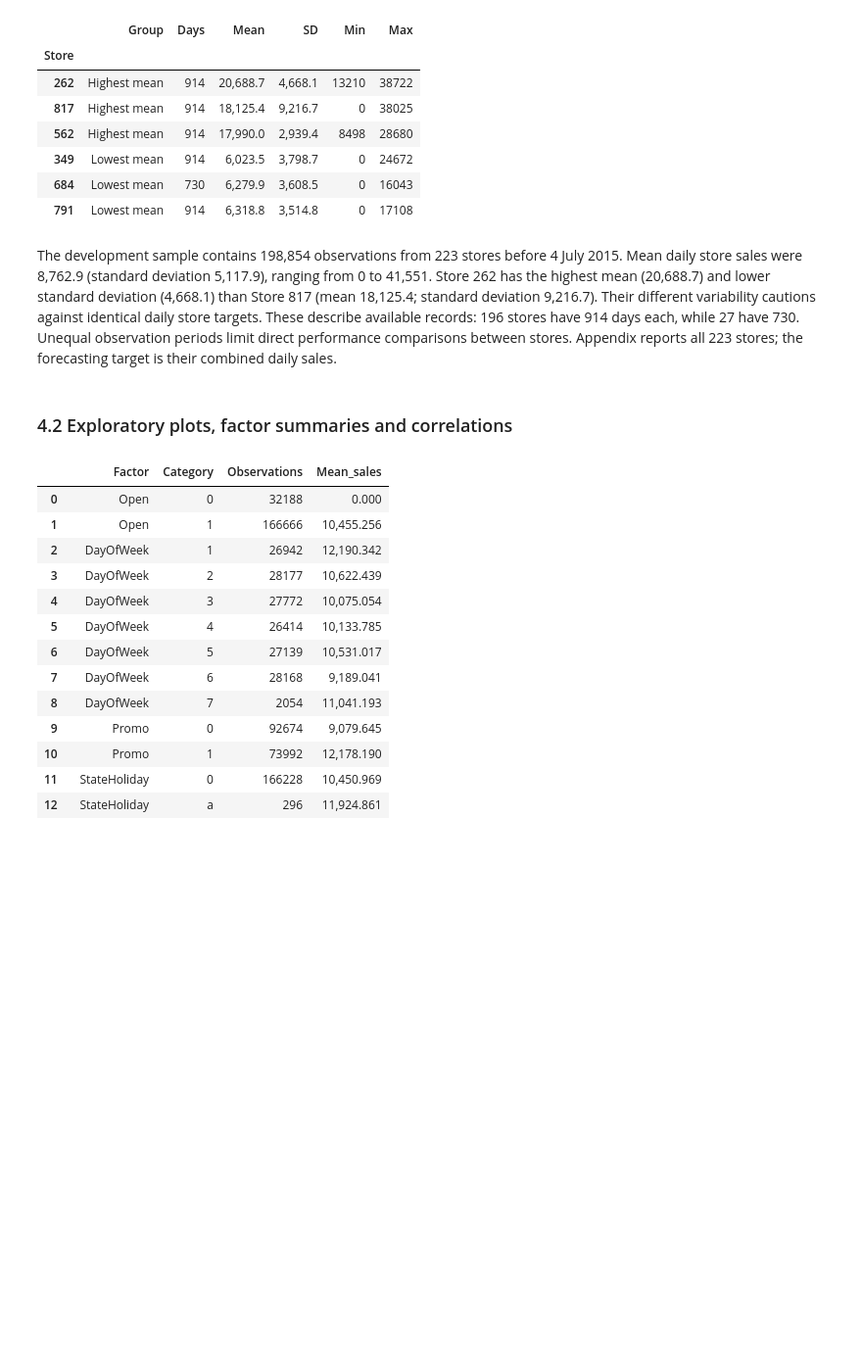
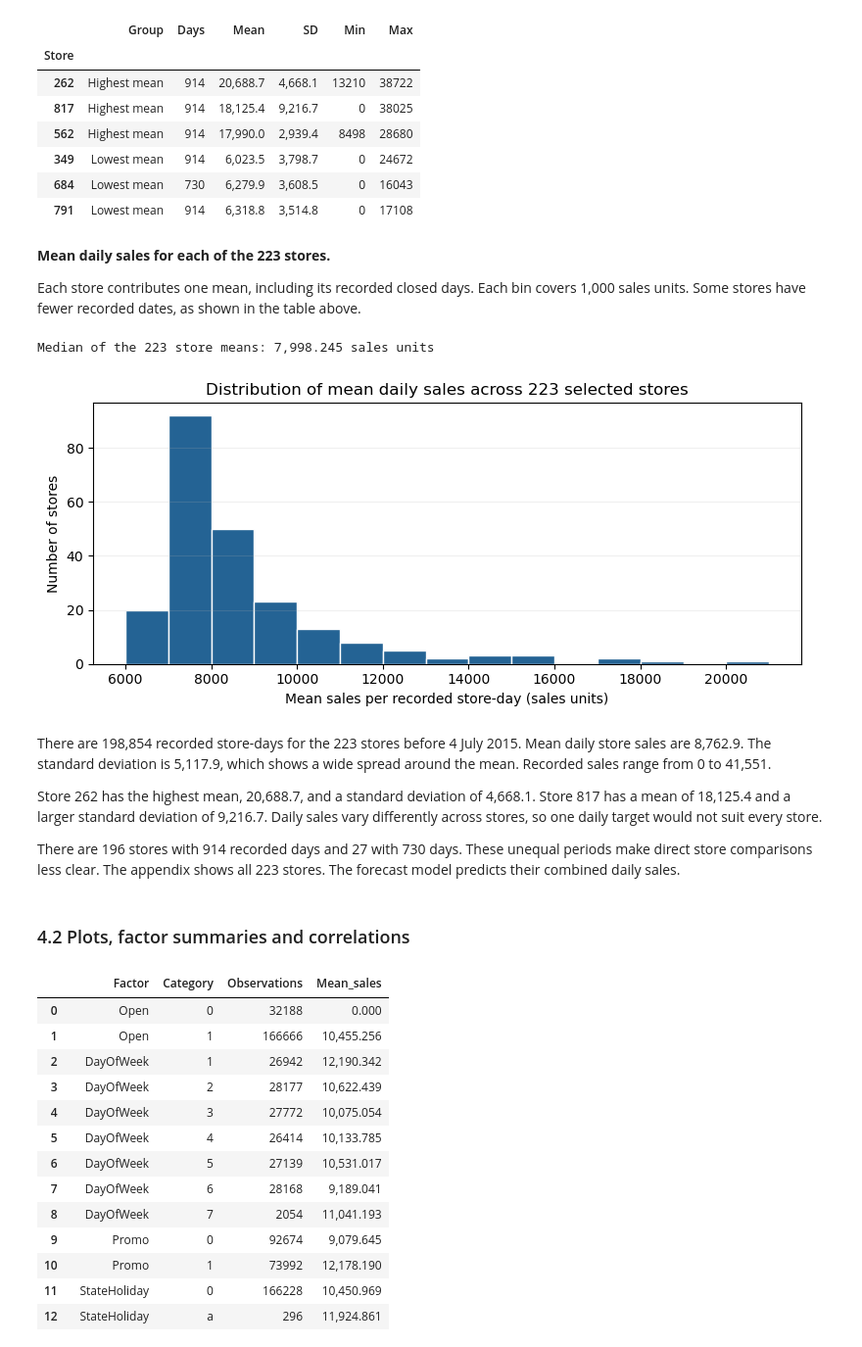
Before and after one commit to C2mmm-web/rossmann-sales-forecasting, a Jupyter notebook: rossmann_sales_forecasting.ipynb, the cells around one changed output. Shown at 98% size. Drawn from its saved outputs; the diff is of its cells as text; code cells hidden in the pictures; blank space fills up the shorter version.

```diff
--- a/rossmann_sales_forecasting.ipynb
+++ b/rossmann_sales_forecasting.ipynb
@@ -49 +82,28 @@ The repository input `data/raw/Rossmann_train.csv.gz` losslessly preserves the o
+# %%
+from pathlib import Path
+import math
+
+import matplotlib.pyplot as plt
+import pandas as pd
+
+pd.set_option("display.max_columns", 20)
+pd.set_option("display.float_format", lambda value: f"{value:,.3f}")
+
+repository = Path(".")
+INPUT_PATH = next((path for path in [
+    repository / "data/raw/Rossmann_train.csv.gz",
+    repository / "data/raw/Rossmann_train.csv",
+] if path.is_file()), None)
+if INPUT_PATH is None:
+    raise FileNotFoundError(
+        "Download Kaggle train.csv and save it as data/raw/Rossmann_train.csv or .csv.gz"
+    )
+
+# Shared chart style.
+plot_style = {
+    "font.family": "DejaVu Sans", "font.size": 10, "figure.dpi": 240,
+    "axes.spines.top": False, "axes.spines.right": False,
+    "savefig.dpi": 240, "axes.labelcolor": "#202020", "text.color": "#202020"
+}
+primary_blue, accent_gold, neutral_grey = "#246394", "#b47719", "#303030"
 # %%
@@ -240,8 +299,37 @@ with pd.option_context("display.float_format", "{:,.1f}".format):
 | 349 | Lowest mean | 914 | 6,023.5 | 3,798.7 | 0 | 24672 |
 | 684 | Lowest mean | 730 | 6,279.9 | 3,608.5 | 0 | 16043 |
 | 791 | Lowest mean | 914 | 6,318.8 | 3,514.8 | 0 | 17108 |
+# %% [markdown]
+**Mean daily sales for each of the 223 stores.**
+
+Each store contributes one mean, including its recorded closed days. Each bin covers 1,000 sales units. Some stores have fewer recorded dates, as shown in the table above.
+# %%
+store_mean_median = store_sales_statistics["Mean"].median()
+print(f"Median of the 223 store means: {store_mean_median:,.3f} sales units")
+store_mean_bins = list(range(6000, 22000, 1000))
+store_mean_counts = pd.cut(
+    store_sales_statistics["Mean"], bins=store_mean_bins, right=False
+).value_counts(sort=False)
+assert store_mean_counts.sum() == top_store_count
+
+fig, ax = plt.subplots(figsize=(8, 3.6))
+ax.hist(store_sales_statistics["Mean"], bins=store_mean_bins,
+        color="#246394", edgecolor="white")
+ax.set(title="Distribution of mean daily sales across 223 selected stores",
+       xlabel="Mean sales per recorded store-day (sales units)",
+       ylabel="Number of stores", ylim=(0, None))
+ax.grid(axis="y", alpha=.2)
+fig.tight_layout()
+plt.show()
+# %% [output]
+Median of the 223 store means: 7,998.245 sales units
+[figure, added]
 # %% [markdown]
-The development sample contains 198,854 observations from 223 stores before 4 July 2015. Mean daily store sales were 8,762.9 (standard deviation 5,117.9), ranging from 0 to 41,551. Store 262 has the highest mean (20,688.7) and lower standard deviation (4,668.1) than Store 817 (mean 18,125.4; standard deviation 9,216.7). Their different variability cautions against identical daily store targets. These describe available records: 196 stores have 914 days each, while 27 have 730. Unequal observation periods limit direct performance comparisons between stores. Appendix reports all 223 stores; the forecasting target is their combined daily sales.
+There are 198,854 recorded store-days for the 223 stores before 4 July 2015. Mean daily store sales are 8,762.9. The standard deviation is 5,117.9, which shows a wide spread around the mean. Recorded sales range from 0 to 41,551.
+
+Store 262 has the highest mean, 20,688.7, and a standard deviation of 4,668.1. Store 817 has a mean of 18,125.4 and a larger standard deviation of 9,216.7. Daily sales vary differently across stores, so one daily target would not suit every store.
+
+There are 196 stores with 914 recorded days and 27 with 730 days. These unequal periods make direct store comparisons less clear. The appendix shows all 223 stores. The forecast model predicts their combined daily sales.
 # %% [markdown]
-### 4.2 Exploratory plots, factor summaries and correlations
+### 4.2 Plots, factor summaries and correlations
 # %%
```
Also changed, not shown: parts of 163 cells of this notebook.
